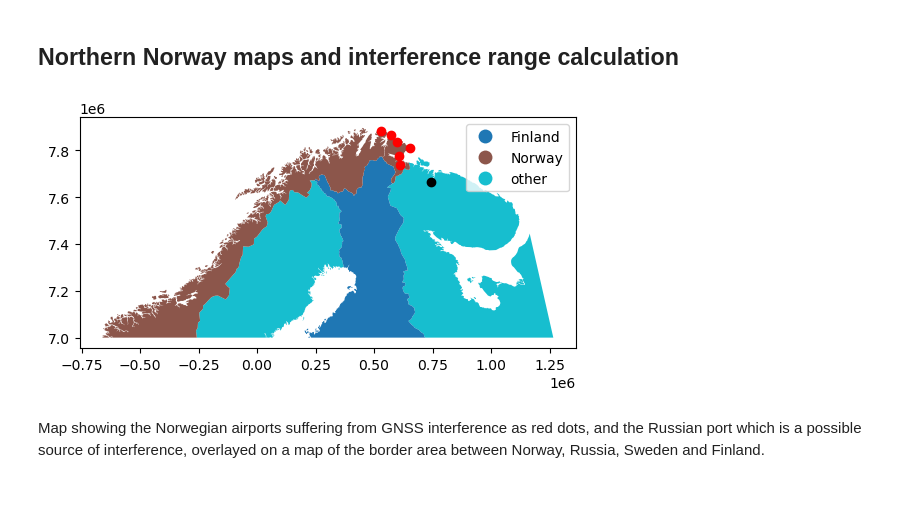
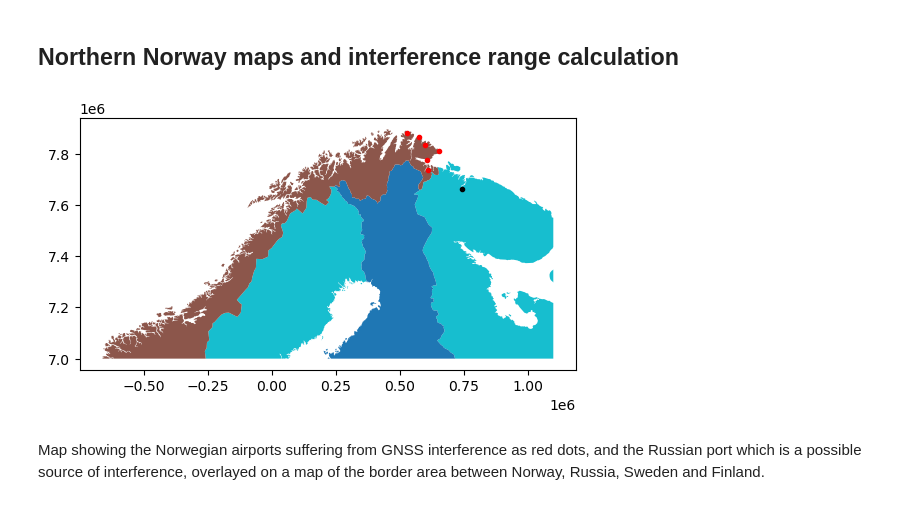
Before and after one commit to stelios-c/GPS_analysis, a Jupyter notebook: scandi_baltic/Finland_map.ipynb, the cells around one changed output. Drawn from its saved outputs; the diff is of its cells as text; code cells hidden in the pictures.

Commit message:
avoid hardcoding my name, use smaller dots, avoid diagonal map cut off

```diff
--- a/scandi_baltic/Finland_map.ipynb
+++ b/scandi_baltic/Finland_map.ipynb
@@ -69,8 +55,10 @@ For mapping purposes I will derive the optimal local Universal Transverse Mercat
 local_utm=norway_gdf.estimate_utm_crs(datum_name='WGS 84')
 # %% [markdown]
 ## Locations of potential interference sources
+# %%
+user_name = !whoami
 # %%
-geolocator = Nominatim(user_agent="stelios-c GPS analysis")
+geolocator = Nominatim(user_agent=user_name[0]+" GPS analysis")
 murmansk_location = geolocator.geocode("Murmansk, Russian Federation")
 kaliningrad_location = geolocator.geocode("Kaliningrad, Russian Federation")
 st_petersburg_location = geolocator.geocode("St. Petersburg, Russian Federation")
@@ -112,17 +100,16 @@ world = (geopandas
 # %%
 ax = (world
  .assign(
      colour= world.SOVEREIGNT.where(world.SOVEREIGNT.str.match('Finland') |
                                     world.SOVEREIGNT.str.match('Norway') ,
                                     'other')#change to avoid colouring land with blue
  )
-).to_crs(local_utm).clip([-1_000_000, 7_000_000, 1_500_000, 8_000_000]).plot(column='colour',legend=True)
-#change eastern clip to avoid diagonal cut
-norway_gdf.to_crs(local_utm).plot(ax=ax,color='red')#marker='.'
-df2gdf(location2df(murmansk_location,'murmansk')).to_crs(local_utm).plot(ax=ax,color='black')
+).to_crs(local_utm).clip([-1_000_000, 7_000_000, 1_100_000, 8_000_000]).plot(column='colour')
+norway_gdf.to_crs(local_utm).plot(ax=ax,color='red',marker='.')
+df2gdf(location2df(murmansk_location,'murmansk')).to_crs(local_utm).plot(ax=ax,color='black',marker='.')
 plt.show()
 # %% [output]
-[figure, old version]
+[figure, new version]
 # %% [markdown]
 Map showing the Norwegian airports suffering from GNSS interference as red dots, and the Russian port which is a possible source of interference, overlayed on a map of the border area between Norway, Russia, Sweden and Finland.
 # %%
```
Also changed, not shown: parts of 2 cells of this notebook.
